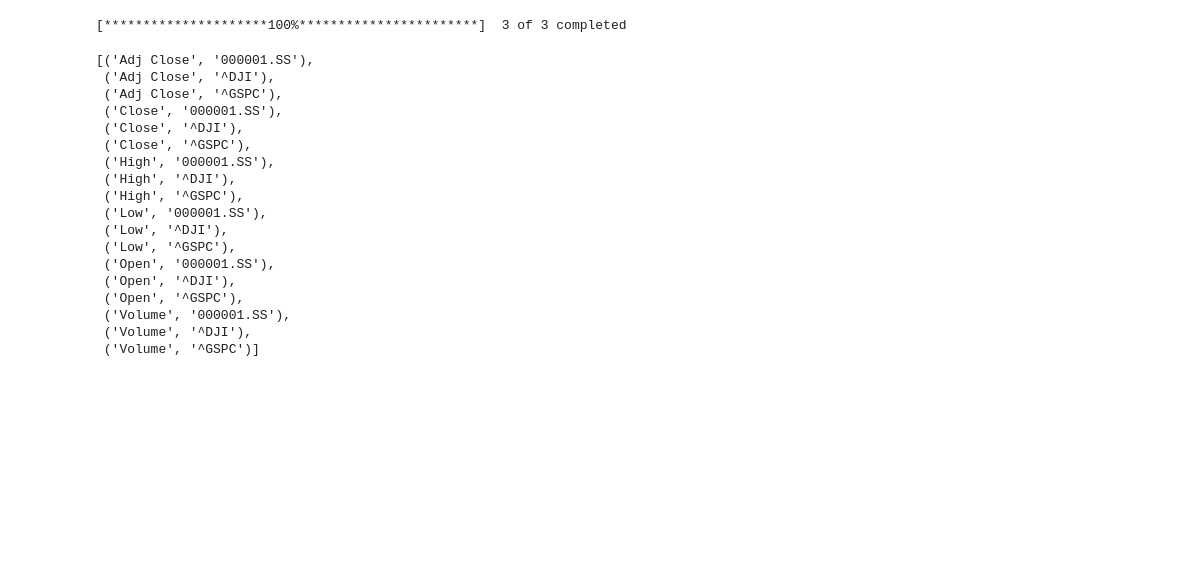
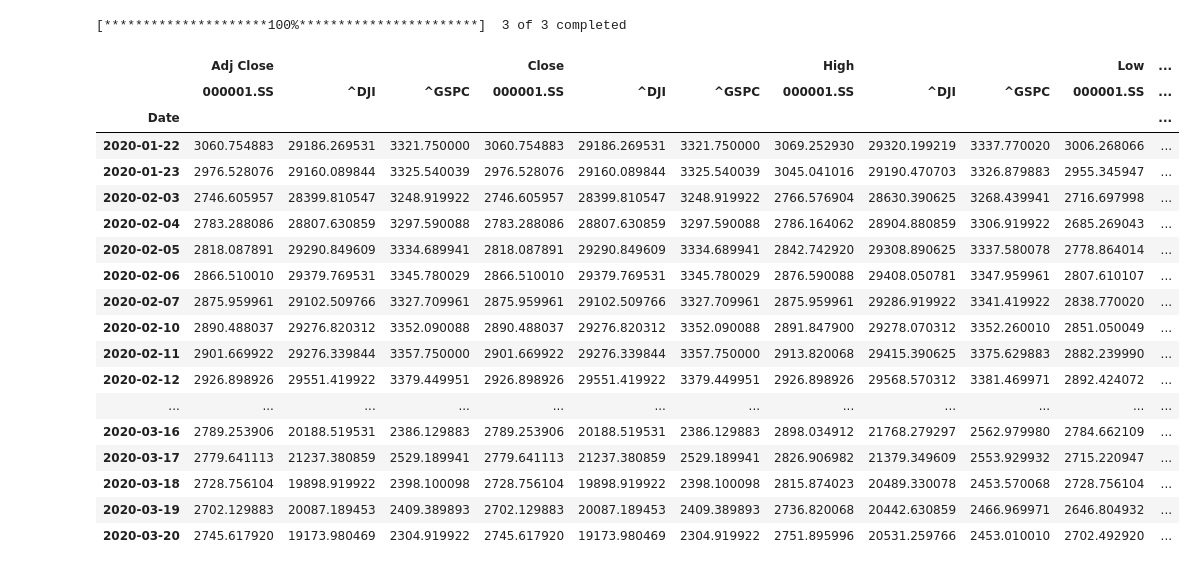
Before and after one commit to Robtaddeo/Coronadex, a Jupyter notebook: yfinanceapi.ipynb, the cells around one changed output. Drawn from its saved outputs; the diff is of its cells as text; code cells hidden in the pictures; blank space fills up the shorter version.

```diff
--- a/yfinanceapi.ipynb
+++ b/yfinanceapi.ipynb
@@ -6,29 +11,29 @@ def get_stock_data(ticker):
     stock = yf.Ticker(ticker)
     return stock
 # %%
-data = yf.download("^DJI 000001.SS ^GSPC", start = "2020-01-01")
+data = yf.download("^DJI 000001.SS ^GSPC", start = "2020-01-22")
 data.dropna()
-list(data.columns)
 # %% [output]
 [*********************100%***********************]  3 of 3 completed
-[('Adj Close', '000001.SS'),
- ('Adj Close', '^DJI'),
- ('Adj Close', '^GSPC'),
- ('Close', '000001.SS'),
- ('Close', '^DJI'),
- ('Close', '^GSPC'),
- ('High', '000001.SS'),
- ('High', '^DJI'),
- ('High', '^GSPC'),
- ('Low', '000001.SS'),
- ('Low', '^DJI'),
- ('Low', '^GSPC'),
- ('Open', '000001.SS'),
- ('Open', '^DJI'),
- ('Open', '^GSPC'),
- ('Volume', '000001.SS'),
- ('Volume', '^DJI'),
- ('Volume', '^GSPC')]
+|  | Adj Close |  |  | Close |  |  | High |  |  | Low | ... |
+|  | 000001.SS | ^DJI | ^GSPC | 000001.SS | ^DJI | ^GSPC | 000001.SS | ^DJI | ^GSPC | 000001.SS | ... |
+| Date |  |  |  |  |  |  |  |  |  |  | ... |
+| 2020-01-22 | 3060.754883 | 29186.269531 | 3321.750000 | 3060.754883 | 29186.269531 | 3321.750000 | 3069.252930 | 29320.199219 | 3337.770020 | 3006.268066 | ... |
+| 2020-01-23 | 2976.528076 | 29160.089844 | 3325.540039 | 2976.528076 | 29160.089844 | 3325.540039 | 3045.041016 | 29190.470703 | 3326.879883 | 2955.345947 | ... |
+| 2020-02-03 | 2746.605957 | 28399.810547 | 3248.919922 | 2746.605957 | 28399.810547 | 3248.919922 | 2766.576904 | 28630.390625 | 3268.439941 | 2716.697998 | ... |
+| 2020-02-04 | 2783.288086 | 28807.630859 | 3297.590088 | 2783.288086 | 28807.630859 | 3297.590088 | 2786.164062 | 28904.880859 | 3306.919922 | 2685.269043 | ... |
+| 2020-02-05 | 2818.087891 | 29290.849609 | 3334.689941 | 2818.087891 | 29290.849609 | 3334.689941 | 2842.742920 | 29308.890625 | 3337.580078 | 2778.864014 | ... |
+| 2020-02-06 | 2866.510010 | 29379.769531 | 3345.780029 | 2866.510010 | 29379.769531 | 3345.780029 | 2876.590088 | 29408.050781 | 3347.959961 | 2807.610107 | ... |
+| 2020-02-07 | 2875.959961 | 29102.509766 | 3327.709961 | 2875.959961 | 29102.509766 | 3327.709961 | 2875.959961 | 29286.919922 | 3341.419922 | 2838.770020 | ... |
+| 2020-02-10 | 2890.488037 | 29276.820312 | 3352.090088 | 2890.488037 | 29276.820312 | 3352.090088 | 2891.847900 | 29278.070312 | 3352.260010 | 2851.050049 | ... |
+| 2020-02-11 | 2901.669922 | 29276.339844 | 3357.750000 | 2901.669922 | 29276.339844 | 3357.750000 | 2913.820068 | 29415.390625 | 3375.629883 | 2882.239990 | ... |
+| 2020-02-12 | 2926.898926 | 29551.419922 | 3379.449951 | 2926.898926 | 29551.419922 | 3379.449951 | 2926.898926 | 29568.570312 | 3381.469971 | 2892.424072 | ... |
+| ... | ... | ... | ... | ... | ... | ... | ... | ... | ... | ... | ... |
+| 2020-03-16 | 2789.253906 | 20188.519531 | 2386.129883 | 2789.253906 | 20188.519531 | 2386.129883 | 2898.034912 | 21768.279297 | 2562.979980 | 2784.662109 | ... |
+| 2020-03-17 | 2779.641113 | 21237.380859 | 2529.189941 | 2779.641113 | 21237.380859 | 2529.189941 | 2826.906982 | 21379.349609 | 2553.929932 | 2715.220947 | ... |
+| 2020-03-18 | 2728.756104 | 19898.919922 | 2398.100098 | 2728.756104 | 19898.919922 | 2398.100098 | 2815.874023 | 20489.330078 | 2453.570068 | 2728.756104 | ... |
+| 2020-03-19 | 2702.129883 | 20087.189453 | 2409.389893 | 2702.129883 | 20087.189453 | 2409.389893 | 2736.820068 | 20442.630859 | 2466.969971 | 2646.804932 | ... |
+| 2020-03-20 | 2745.617920 | 19173.980469 | 2304.919922 | 2745.617920 | 19173.980469 | 2304.919922 | 2751.895996 | 20531.259766 | 2453.010010 | 2702.492920 | ... |
 # %%
 data["China SSE"] = (data["High", "000001.SS"] + data["Low", "000001.SS"]) / 2
 data["US DJI"] = (data["High", "^DJI"] + data["Low", "^DJI"]) / 2
```
Also changed, not shown: parts of 6 cells of this notebook, 2 other files.
